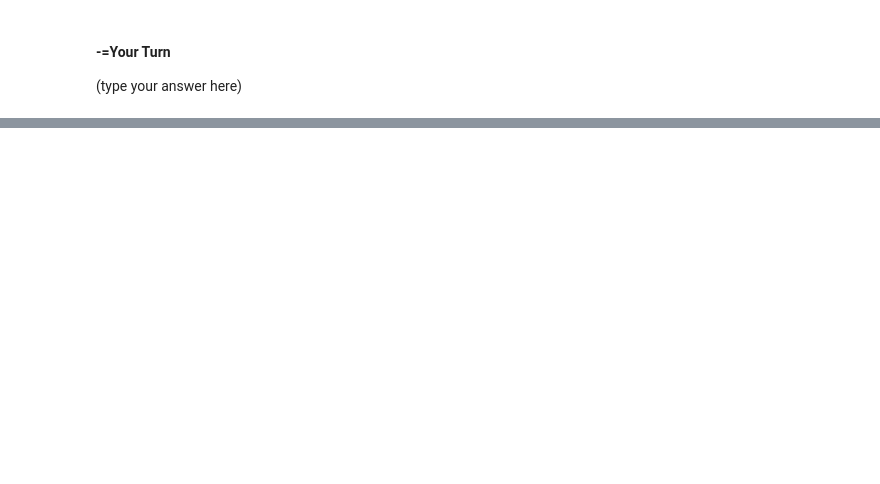
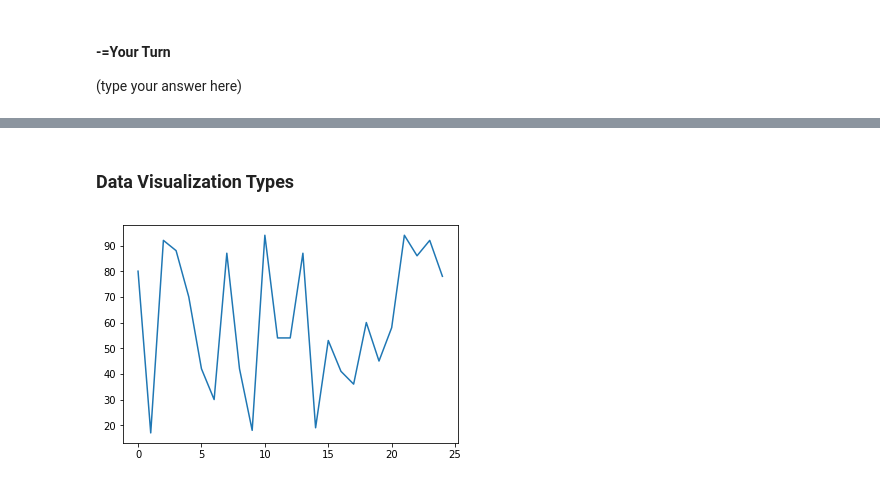
Before and after one commit to kevinclee26/nebula_ds, a Jupyter notebook: class_d4/data_visualization.ipynb, the cells around one changed output, grey strips where cells are left out. Saved outputs shown, nothing was run; the diff lists cells and outputs as text; code cells hidden in the pictures; blank space fills up the shorter version.

```diff
--- a/class_d4/data_visualization.ipynb
+++ b/class_d4/data_visualization.ipynb
@@ -81,0 +69,4 @@ In the cell below, describe what kind of information if well suited for each vis
+# %%
+import pandas as pd
+import matplotlib.pyplot as plt
+df=pd.read_csv('assets/sample.csv')
@@ -81,0 +89,7 @@ In the cell below, describe what kind of information if well suited for each vis
+# %% [markdown]
+### Data Visualization Types
+# %%
+df['X'].plot(kind='line')
+plt.show()
+# %% [output]
+[figure, added]
```
Also changed, not shown: parts of 23 cells of this notebook, 3 other files.
